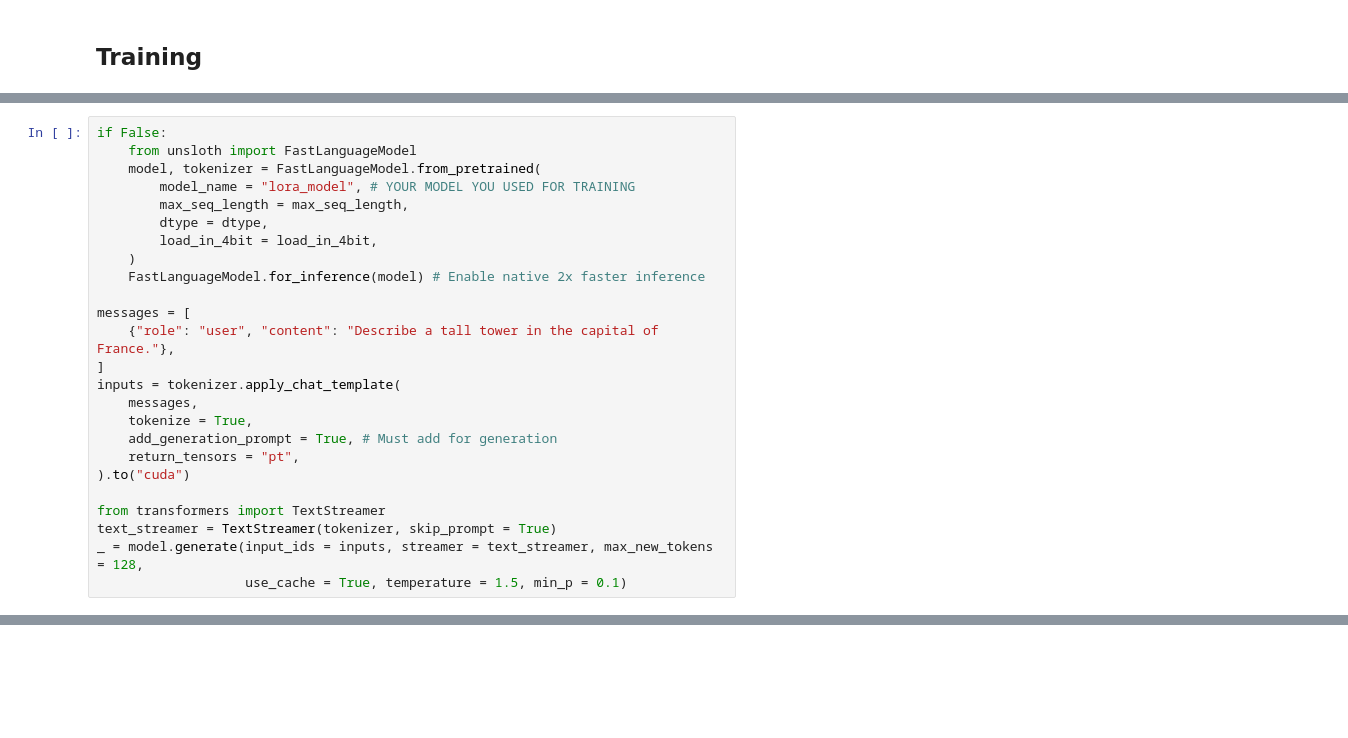
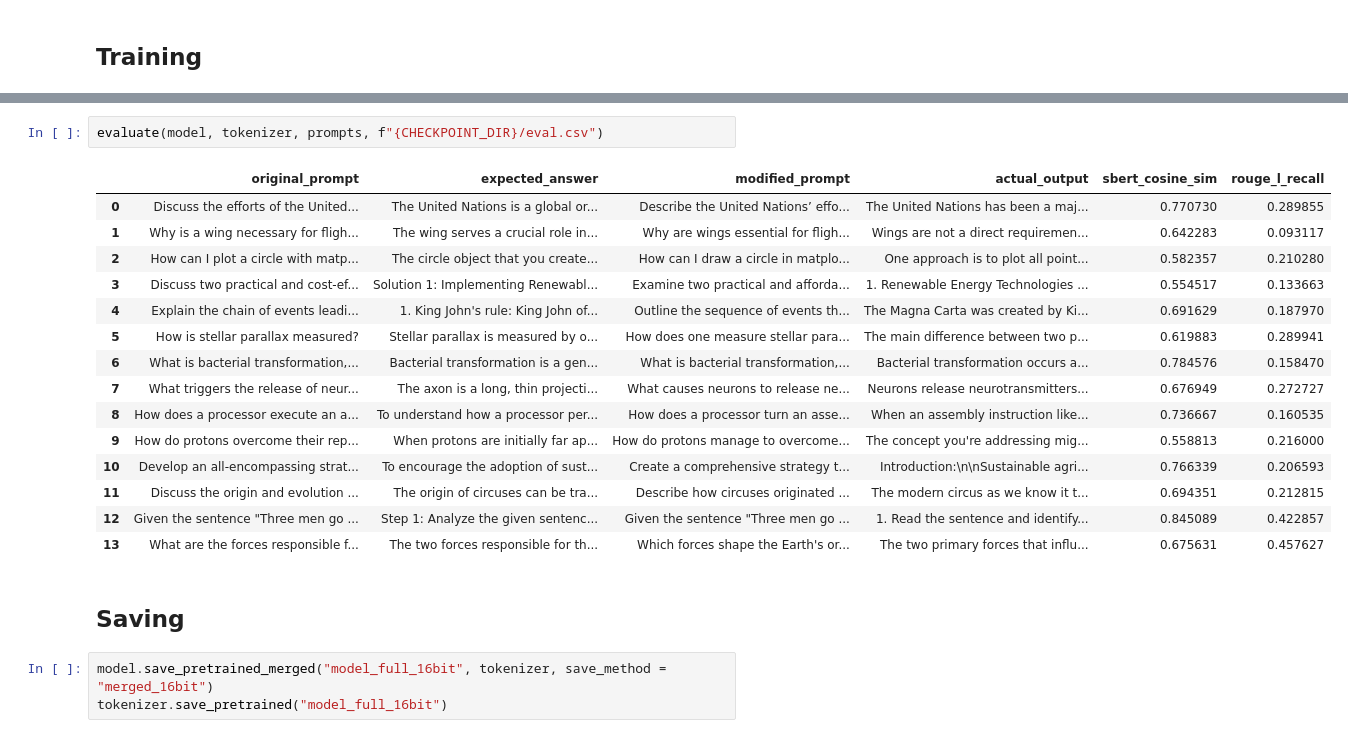
Before and after one commit to bakalis/llm_fine_tuning, a Jupyter notebook: llama_fine_tuning.ipynb, the cells around one changed output, grey strips where cells are left out. Drawn from its saved outputs; the diff is of its cells as text; blank space fills up the shorter version.

```diff
--- a/llama_fine_tuning.ipynb
+++ b/llama_fine_tuning.ipynb
@@ -1009,25 +415,0 @@ Now if you want to load the LoRA adapters we just saved for inference, set `Fals
-# %%
-if False:
-    from unsloth import FastLanguageModel
-    model, tokenizer = FastLanguageModel.from_pretrained(
-        model_name = "lora_model", # YOUR MODEL YOU USED FOR TRAINING
-        max_seq_length = max_seq_length,
-        dtype = dtype,
-        load_in_4bit = load_in_4bit,
-    )
-    FastLanguageModel.for_inference(model) # Enable native 2x faster inference
-
-messages = [
-    {"role": "user", "content": "Describe a tall tower in the capital of France."},
-]
-inputs = tokenizer.apply_chat_template(
-    messages,
-    tokenize = True,
-    add_generation_prompt = True, # Must add for generation
-    return_tensors = "pt",
-).to("cuda")
-
-from transformers import TextStreamer
-text_streamer = TextStreamer(tokenizer, skip_prompt = True)
-_ = model.generate(input_ids = inputs, streamer = text_streamer, max_new_tokens = 128,
-                   use_cache = True, temperature = 1.5, min_p = 0.1)
@@ -1120,0 +621,23 @@ Some other links:
+# %%
+evaluate(model, tokenizer, prompts, f"{CHECKPOINT_DIR}/eval.csv")
+# %% [output]
+|  | original_prompt | expected_answer | modified_prompt | actual_output | sbert_cosine_sim | rouge_l_recall |
+| 0 | Discuss the efforts of the United... | The United Nations is a global or... | Describe the United Nations’ effo... | The United Nations has been a maj... | 0.770730 | 0.289855 |
+| 1 | Why is a wing necessary for fligh... | The wing serves a crucial role in... | Why are wings essential for fligh... | Wings are not a direct requiremen... | 0.642283 | 0.093117 |
+| 2 | How can I plot a circle with matp... | The circle object that you create... | How can I draw a circle in matplo... | One approach is to plot all point... | 0.582357 | 0.210280 |
+| 3 | Discuss two practical and cost-ef... | Solution 1: Implementing Renewabl... | Examine two practical and afforda... | 1. Renewable Energy Technologies ... | 0.554517 | 0.133663 |
+| 4 | Explain the chain of events leadi... | 1. King John's rule: King John of... | Outline the sequence of events th... | The Magna Carta was created by Ki... | 0.691629 | 0.187970 |
+| 5 | How is stellar parallax measured? | Stellar parallax is measured by o... | How does one measure stellar para... | The main difference between two p... | 0.619883 | 0.289941 |
+| 6 | What is bacterial transformation,... | Bacterial transformation is a gen... | What is bacterial transformation,... | Bacterial transformation occurs a... | 0.784576 | 0.158470 |
+| 7 | What triggers the release of neur... | The axon is a long, thin projecti... | What causes neurons to release ne... | Neurons release neurotransmitters... | 0.676949 | 0.272727 |
+| 8 | How does a processor execute an a... | To understand how a processor per... | How does a processor turn an asse... | When an assembly instruction like... | 0.736667 | 0.160535 |
+| 9 | How do protons overcome their rep... | When protons are initially far ap... | How do protons manage to overcome... | The concept you're addressing mig... | 0.558813 | 0.216000 |
+| 10 | Develop an all-encompassing strat... | To encourage the adoption of sust... | Create a comprehensive strategy t... | Introduction:\n\nSustainable agri... | 0.766339 | 0.206593 |
+| 11 | Discuss the origin and evolution ... | The origin of circuses can be tra... | Describe how circuses originated ... | The modern circus as we know it t... | 0.694351 | 0.212815 |
+| 12 | Given the sentence "Three men go ... | Step 1: Analyze the given sentenc... | Given the sentence "Three men go ... | 1. Read the sentence and identify... | 0.845089 | 0.422857 |
+| 13 | What are the forces responsible f... | The two forces responsible for th... | Which forces shape the Earth's or... | The two primary forces that influ... | 0.675631 | 0.457627 |
+# %% [markdown]
+## Saving
+# %%
+model.save_pretrained_merged("model_full_16bit", tokenizer, save_method = "merged_16bit")
+tokenizer.save_pretrained("model_full_16bit")
```
Also changed, not shown: parts of 46 cells of this notebook.
